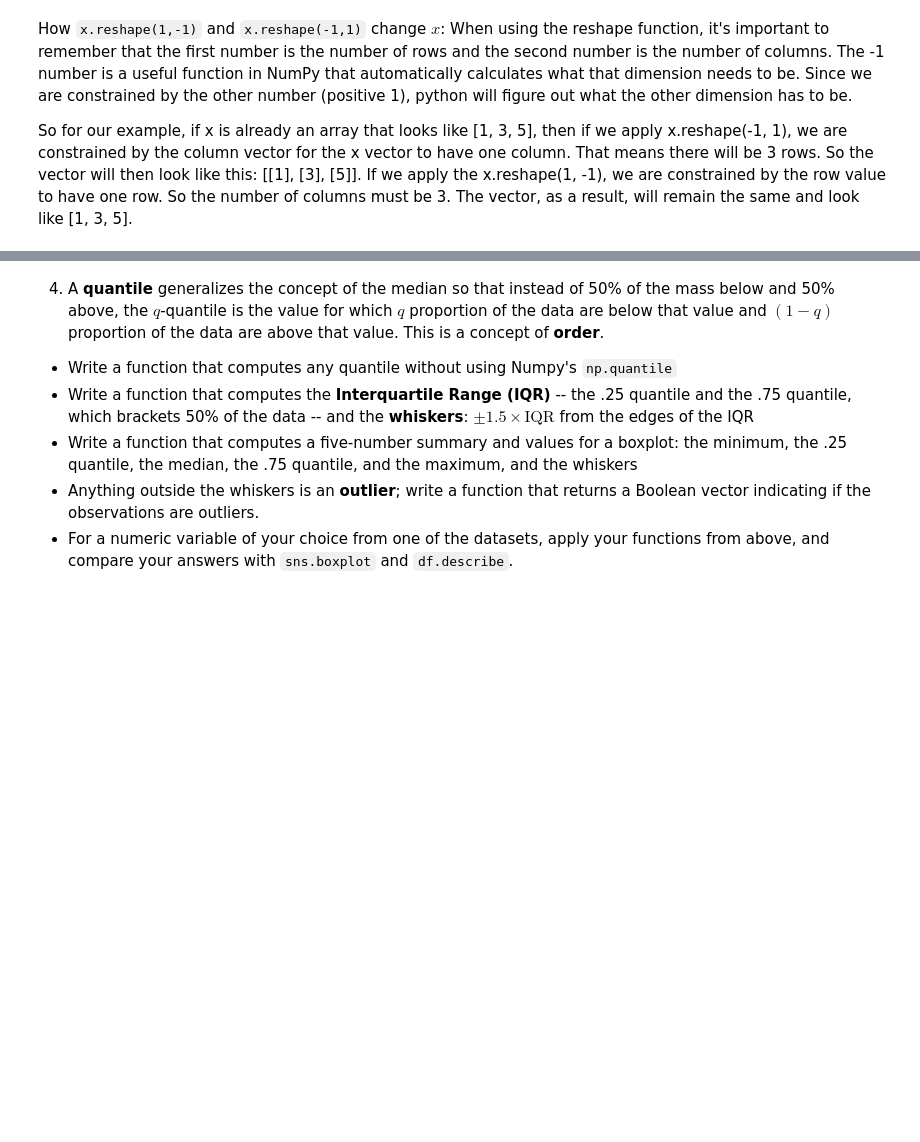
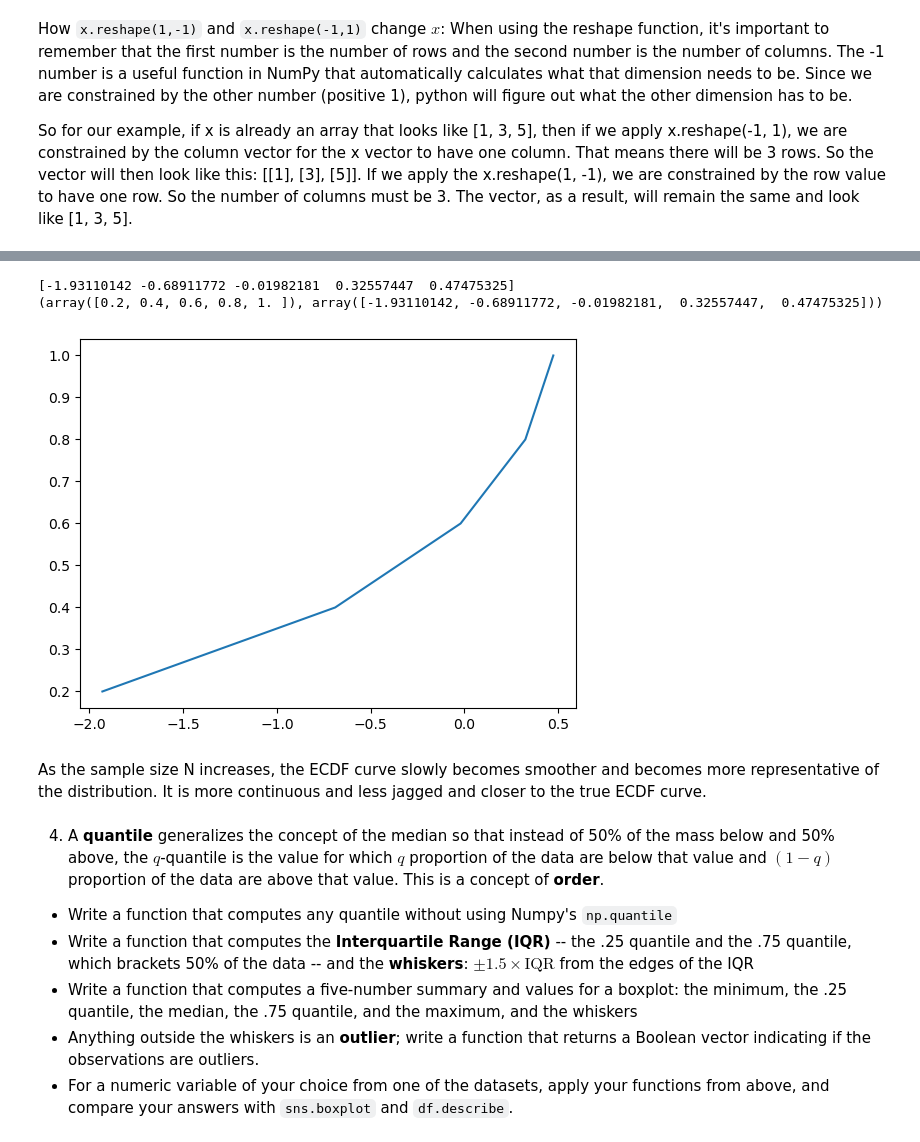
Before and after one commit to bellaelu/DS5030UnderstandingUncertainty, a Jupyter notebook: assignment_2-1.ipynb, the cells around one changed output, grey strips where cells are left out. Drawn from its saved outputs; the diff is of its cells as text; code cells hidden in the pictures; blank space fills up the shorter version.

```diff
--- a/assignment_2-1.ipynb
+++ b/assignment_2-1.ipynb
@@ -111,12 +132,30 @@ $$
 # %%
 import numpy as np
 import seaborn as sns
 
 rng = np.random.default_rng(100)
 
 for N in (3,30,300,3000):
-    X = rng.normal(0,1,N)
+    X = rng.normal(0,1,5)
     # ECDF plot goes here:
+
+def ecdf(x, plot = True):
+    grid = np.sort(np.unique(X))
+    print (grid)
+    ecdf = np.zeros(len(grid))
+
+    for idx in range(len(grid)):
+        ecdf[idx] = (X <= grid[idx]).sum() / len(X)
+    if plot:
+        plt.plot(grid, ecdf)
+    return ecdf, grid
+print(ecdf(X))
+# %% [output]
+[-1.93110142 -0.68911772 -0.01982181  0.32557447  0.47475325]
+(array([0.2, 0.4, 0.6, 0.8, 1. ]), array([-1.93110142, -0.68911772, -0.01982181,  0.32557447,  0.47475325]))
+[figure, added]
+# %% [markdown]
+As the sample size N increases, the ECDF curve slowly becomes smoother and becomes more representative of the distribution. It is more continuous and less jagged and closer to the true ECDF curve.
 # %% [markdown]
 4. A **quantile** generalizes the concept of the median so that instead of 50% of the mass below and 50% above, the $q$-quantile is the value for which $q$ proportion of the data are below that value and $(1-q)$ proportion of the data are above that value. This is a concept of **order**.
 
```
Also changed, not shown: parts of 13 cells of this notebook.
